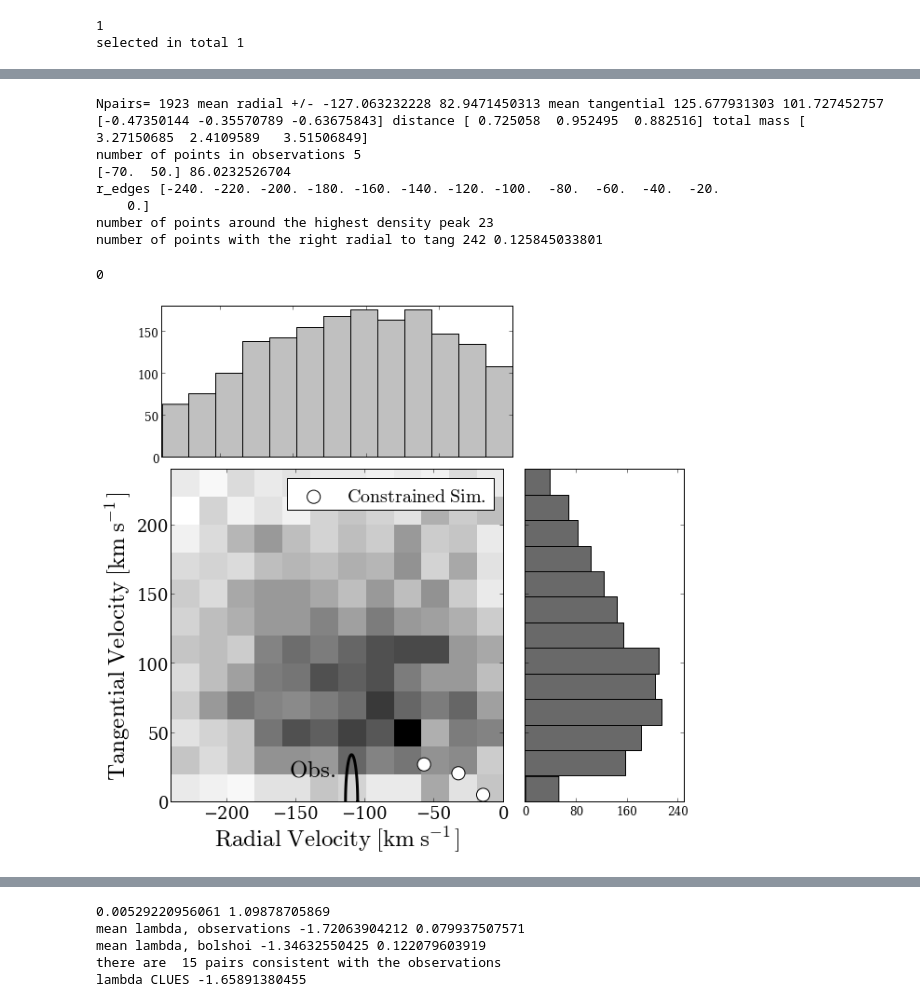
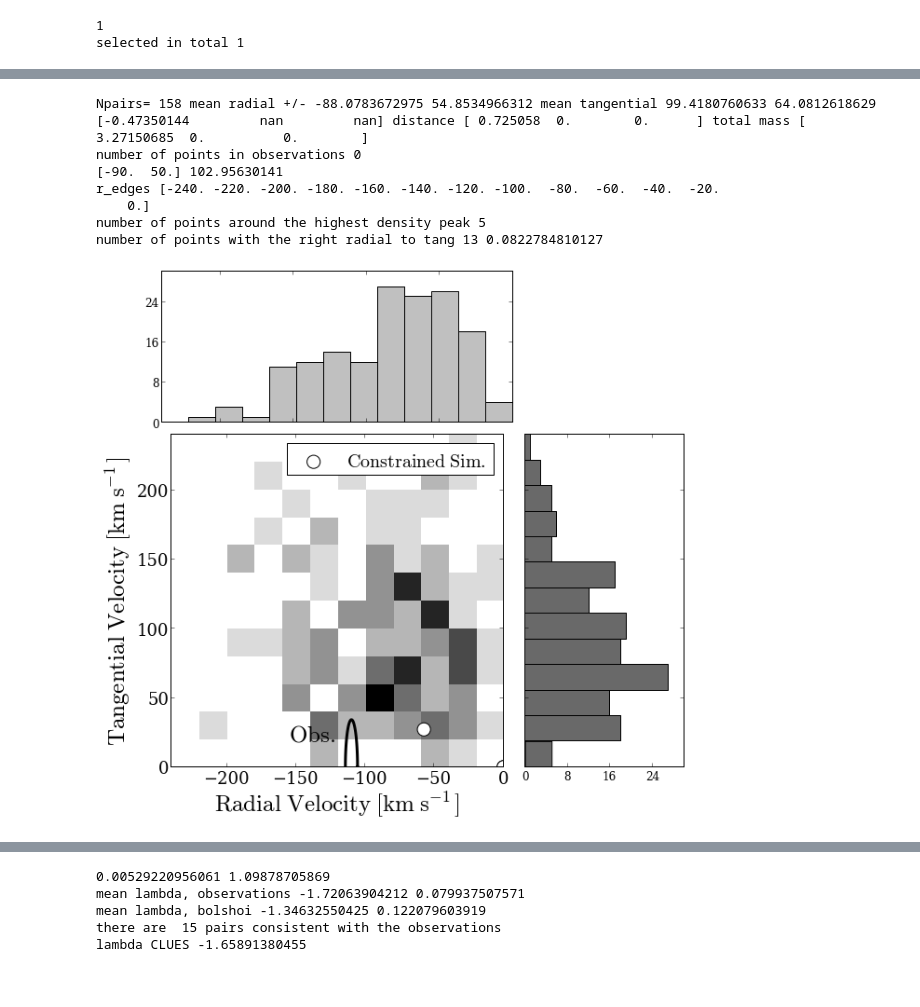
Before and after one commit to astroandes/LG_Kinematics, a Jupyter notebook: code/simulation_JE.ipynb, the cells around one changed output, grey strips where cells are left out. Cells and saved outputs as stored; diff of their text form; code cells hidden in the pictures.

```diff
--- a/code/simulation_JE.ipynb
+++ b/code/simulation_JE.ipynb
@@ -3,7 +3,7 @@ from makeTempHistogramPlot import *
 from generateInfo import *
 
 # Global filepaths
-repo_path ="/home/jeforero/Dropbox/"
+repo_path ="/home/forero/Dropbox/"
 data_path = repo_path + "/LG_Kinematics/data/"
 
 # Global constants
@@ -16,7 +16,7 @@ L_UNITS = 1.0
 #define global conditions to prepare data and plots
 halo_finder="BDM"
 # This should be true if we want to produced plots with a narrower selection for distances and total mass closer to the observations
-narrow_data = False
+narrow_data = True
 # %%
 # The reference is van der Marel et al. ApJ,753:8
 V_M31 = array([66.1,-76.3,45.1]) #km/s
@@ -175,13 +171,13 @@ physical_prop=np.loadtxt(bolshoi_file)
 #define the main quantities we will use later to prepare the plots
 radial_vel = physical_prop[:,0]
 tangential_vel = physical_prop[:,1]
-distance = physical_prop[:,14]
-total_mass = physical_prop[:,15]/1E12
+distance = physical_prop[:,8]
+total_mass = physical_prop[:,9]/ 1E12
 
 energy = physical_prop[:,5] + physical_prop[:,6]
 angular_momentum = physical_prop[:,7]
 
-mu = physical_prop[:,16]
+mu = physical_prop[:,10]
 
 lambda_orbit = mu**1.5 * (angular_momentum * L_UNITS * KM_TO_MPC)* sqrt(abs(energy * E_UNITS)) / (G_GRAV * (total_mass *1E12 )**(5.0/2.0))
 
@@ -192,13 +188,13 @@ if(narrow_data):
 
     radial_vel = physical_prop[:,0]
     tangential_vel = physical_prop[:,1]
-    distance = physical_prop[:,14]
-    total_mass = physical_prop[:,15]/1E12
+    distance = physical_prop[:,8]
+    total_mass = physical_prop[:,9]/1E12
 
     energy = physical_prop[:,5] + physical_prop[:,6]
     angular_momentum = physical_prop[:,7]
 
-    mu = physical_prop[:,16]
+    mu = physical_prop[:,10]
 
     lambda_orbit = mu**1.5 * (angular_momentum * L_UNITS * KM_TO_MPC)* sqrt(abs(energy * E_UNITS)) / (G_GRAV * (total_mass *1E12 )**(5.0/2.0))
 # %%
@@ -278,8 +273,8 @@ for i in range(n_clues):
     tmp_dat = np.loadtxt(clues[i])
     clues_data[i,0] = tmp_dat[0]# radial
     clues_data[i,1] = tmp_dat[1]# tangential
-    clues_data[i,2] = tmp_dat[14]# separation
-    clues_data[i,3] = tmp_dat[15]/1E12 #total mass
+    clues_data[i,2] = tmp_dat[8]# separation
+    clues_data[i,3] = tmp_dat[9]/1E12 #total mass
 
 print clues_data[:,1]/clues_data[:,0], 'distance', clues_data[:,2], 'total mass', clues_data[:,3]
 
@@ -297,43 +292,42 @@ max_tangential_id = argmax(H2d, axis=1)
 max_r_id = argmax(H2d[arange(12), max_tangential_id])
 max_t_id = argmax(H2d[max_radial_id, arange(12)])
 
 theory_point = array([r_edges[max_r_id]+10.0, t_edges[max_t_id]+10.0])
 print theory_point, sqrt(sum(theory_point**2.0))
 print 'r_edges',r_edges
 
 
 index_max = where((radial_vel>(theory_point[0]-sigma_point[0])) & (radial_vel<(theory_point[0]+sigma_point[0]))
     & (tangential_vel<(theory_point[1]+sigma_point[1]/2.0)) & (tangential_vel>(theory_point[1]-sigma_point[1]/2.0)))
 print 'number of points around the highest density peak', size(index_max)
 
 
 #find the number of points with radial velocities consistent with observations
 #get the right tangential to radial ratio
 tang_to_radial = abs(tangential_vel / radial_vel)
 index = where(tang_to_radial<0.32)
 print 'number of points with the right radial to tang', size(index), 1.0*size(index)/radial_vel.size
 #make the plot including the clues data
-filename='test_rt'
+filename='test_rt_'+halo_finder
 if(narrow_data):
     filename=filename+'_narrow'
-MakeTempHistogramPlot(radial_vel,tangential_vel,filename=filename,
+n=MakeTempHistogramPlot(radial_vel,tangential_vel,filename=filename,
                       clues=clues_data,clues_label='$\mathrm{Constrained\ Sim.}$',
                       contours=0,xlims=[-240.0,0.0], ylims=[0.0,240.0],
                       nbins=13,nxbins=13,nybins=13,bw=1,
                       xlabel='$\mathrm{Radial\ Velocity\ [km\ s^{-1}]}$',
                       ylabel='$\mathrm{Tangential\ Velocity\ [km\ s^{-1}]}$',
                       mean_obs=mean_point, sigma_obs=sigma_point)
 # %% [output]
-Npairs= 1923 mean radial +/- -127.063232228 82.9471450313 mean tangential 125.677931303 101.727452757
-[-0.47350144 -0.35570789 -0.63675843] distance [ 0.725058  0.952495  0.882516] total mass [ 3.27150685  2.4109589   3.51506849]
-number of points in observations 5
-[-70.  50.] 86.0232526704
+Npairs= 158 mean radial +/- -88.0783672975 54.8534966312 mean tangential 99.4180760633 64.0812618629
+[-0.47350144         nan         nan] distance [ 0.725058  0.        0.      ] total mass [ 3.27150685  0.          0.        ]
+number of points in observations 0
+[-90.  50.] 102.95630141
 r_edges [-240. -220. -200. -180. -160. -140. -120. -100.  -80.  -60.  -40.  -20.
     0.]
-number of points around the highest density peak 23
-number of points with the right radial to tang 242 0.125845033801
+number of points around the highest density peak 5
+number of points with the right radial to tang 13 0.0822784810127
-0
-[figure, old version]
+[figure, new version]
 # %%
 n_clues=3
 clues1=data_path+"pair_physical_vweb_IC10909.dat"
```
Also changed, not shown: parts of 11 cells of this notebook, 1 other file.
